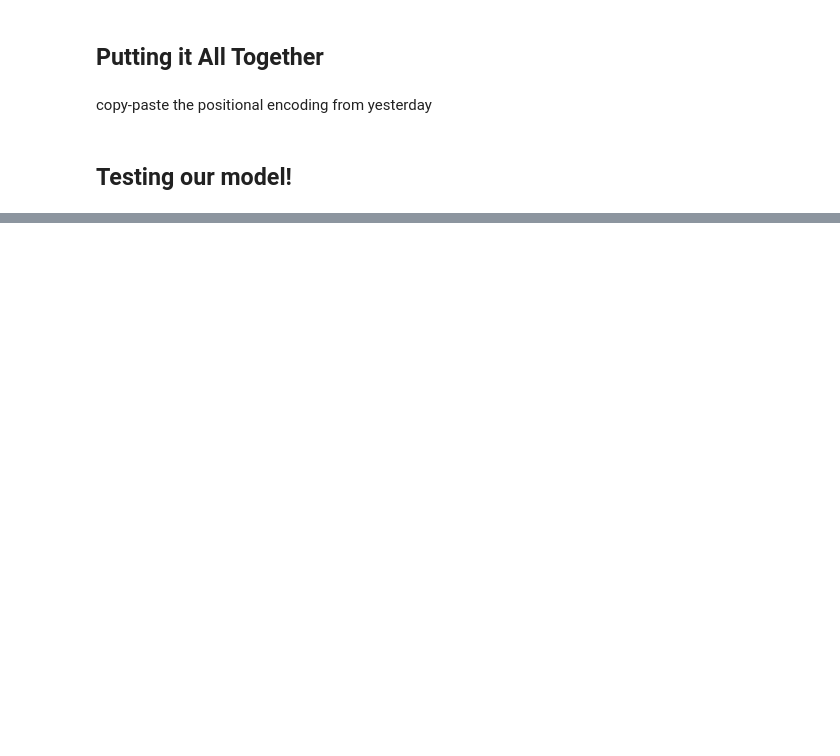
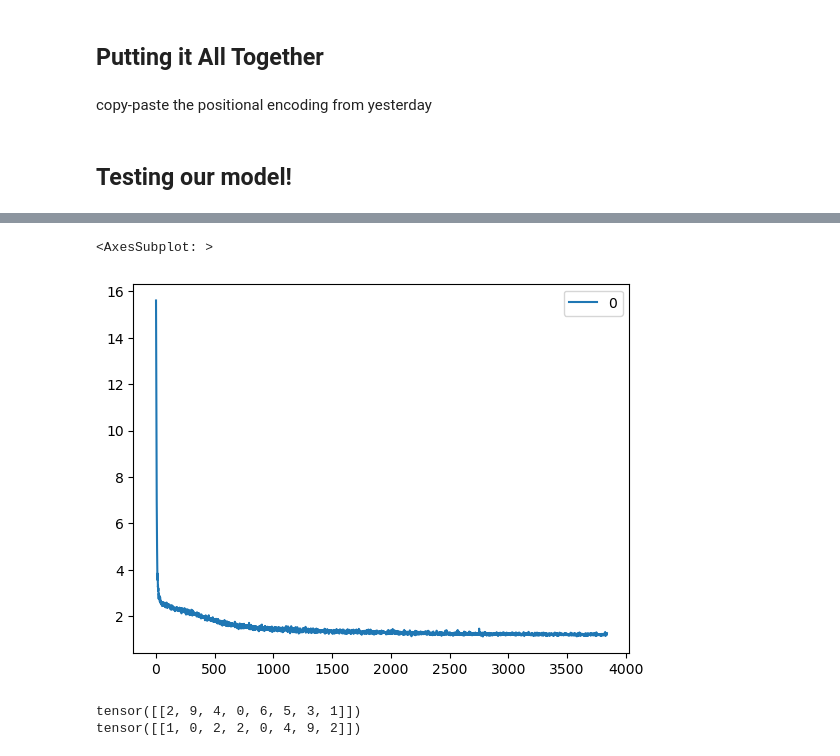
Before and after one commit to starship006/ARENA-work, a Jupyter notebook: w1/w1d3.ipynb, the cells around one changed output, grey strips where cells are left out. Saved outputs shown, nothing was run; the diff lists cells and outputs as text; code cells hidden in the pictures; blank space fills up the shorter version.

Commit message:
Basic Reversal Transformer Finished

```diff
--- a/w1/w1d3.ipynb
+++ b/w1/w1d3.ipynb
@@ -346,7 +347,7 @@ thisConfig = TransformerConfig(
     layer_norm_epsilon=0.00001
 )
 # %%
-trainset = CustomTextDataset(4,10)
+trainset = CustomTextDataset(8,1000)
 trainloader = DataLoader(trainset, batch_size=32, shuffle=True)
 # %%
 trainloader.dataset[3]
@@ -355,7 +356,7 @@ trainloader.dataset[3]
 # %%
 myTransformer = DecoderOnlyTransformer(thisConfig)
 optimizer = t.optim.Adam(myTransformer.parameters(), lr=1e-3)
-criterion = nn.CrossEntropyLoss
+criterion = nn.CrossEntropyLoss()
 # %%
 # Test the model on the first few datapoints
 myTransformer.eval()
@@ -393,0 +371,6 @@ next(iter(trainloader))
+# %%
+# playing around with how to modify the targets to be able to use it in the criterion
+for inputs, targets in trainloader:
+    print(targets[0])
+    print(t.nn.functional.one_hot(targets[0], num_classes=10)) # yeah, so the loss has gotta be one-hot-encoded!
+    break
@@ -393,0 +387,38 @@ next(iter(trainloader))
+# %%
+NUM_EPOCHS = 120
+
+losses = []
+myTransformer.train()
+for epoch in range(1, NUM_EPOCHS + 1):
+    for inputs, targets in trainloader:
+        outputs = myTransformer(inputs)
+        targets = t.nn.functional.one_hot(targets, num_classes=10).float()
+        outputs = einops.rearrange(outputs, 'batch seq vocab -> (batch seq) vocab')
+        targets = einops.rearrange(targets, 'batch seq vocab -> (batch seq) vocab')
+
+        loss = criterion(outputs,targets)
+
+        losses.append(loss.item())
+
+        loss.backward()
+        optimizer.step()
+        optimizer.zero_grad()
+# %%
+df = pd.DataFrame(losses)
+df.plot()
+# %% [output]
+<AxesSubplot: >
+[figure, added]
+# %%
+myTransformer.eval()
+# testing it out
+for inputs, targets in trainloader:
+    input = inputs[0]
+    input = input[None, :]
+    print(input)
+
+    print(myTransformer(input).argmax(dim=-1))
+    break
+# %% [output]
+tensor([[2, 9, 4, 0, 6, 5, 3, 1]])
+tensor([[1, 0, 2, 2, 0, 4, 9, 2]])
```
Also changed, not shown: parts of 12 cells of this notebook.
